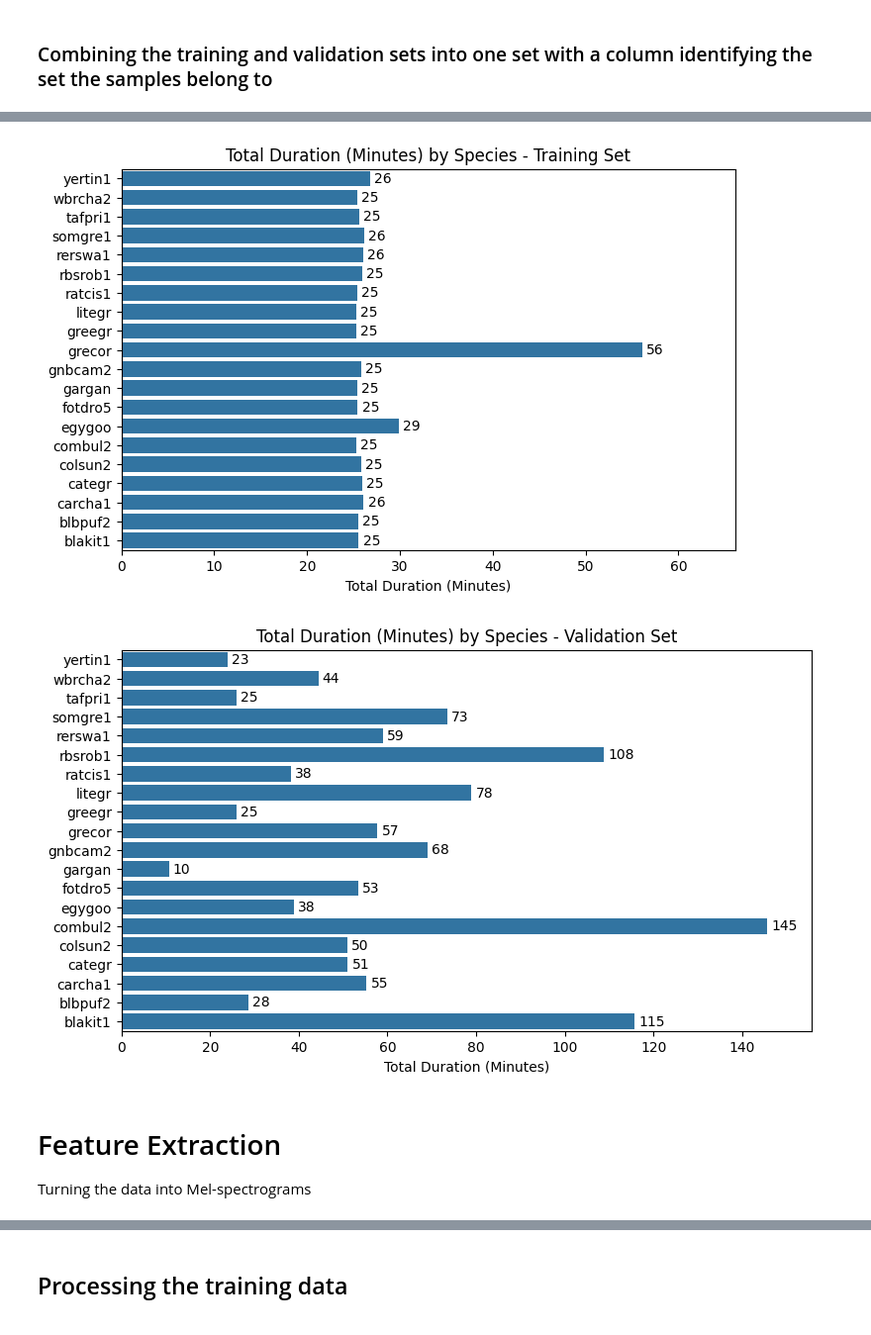
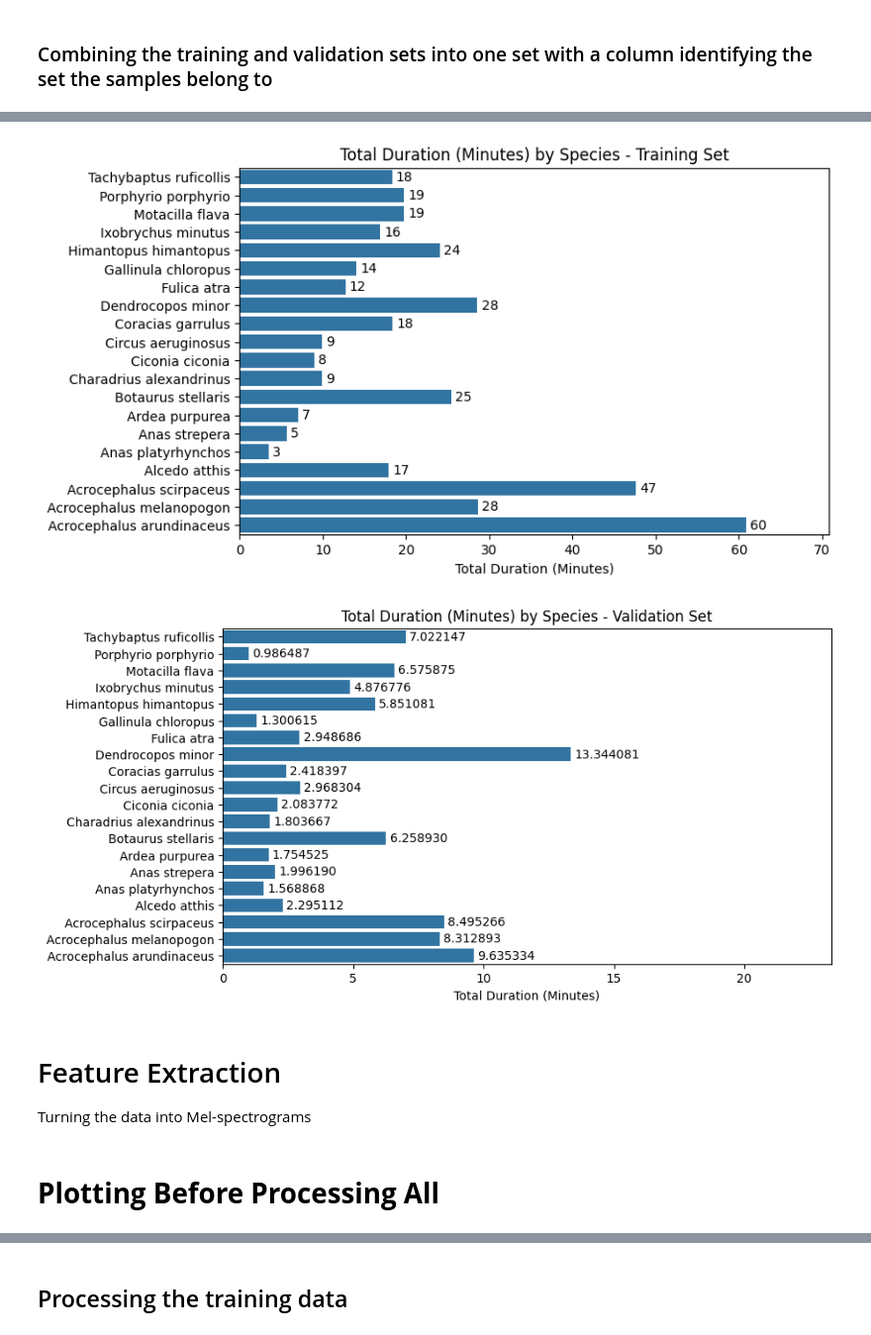
Before and after one commit to Thato-Mot/Final-Version-Of-Bird-Classification-Project, a Jupyter notebook: Stage-1/stage-1-train-val-split.ipynb, the cells around one changed output, grey strips where cells are left out. Shown at 99% size. Saved outputs shown, nothing was run; the diff lists cells and outputs as text; code cells hidden in the pictures.

Commit message:
Doing stage 1

```diff
--- a/Stage-1/stage-1-train-val-split.ipynb
+++ b/Stage-1/stage-1-train-val-split.ipynb
@@ -161,0 +119,24 @@ val = df_train.drop(tr.index) # Samples not selected in train, take them to val
+# %%
+def intraspecies_split(df, split_ratio=0.8):
+    train_data = pd.DataFrame()
+    val_data = pd.DataFrame()
+
+    # Group by 'species' and split within each species
+    for species in df['species'].unique():
+        species_df = df[df['species'] == species].copy()
+
+        species_df = species_df.sample(frac=1, random_state=6969).reset_index(drop=True)
+        train, val = train_test_split(species_df, train_size=split_ratio, random_state=69)
+
+        # Concatenate the result back into the main train and validation dataframes
+        train_data = pd.concat([train_data, train])
+        val_data = pd.concat([val_data, val])
+
+    # Reset the index of the final dataframes
+    train_data = train_data.reset_index(drop=True)
+    val_data = val_data.reset_index(drop=True)
+
+    return train_data, val_data
+# %%
+# Doing the intraspecies split
+train_df, val_df = intraspecies_split(shuffled_train)
@@ -172,7 +160,7 @@ assert not is_present
 # %% [markdown]
 ### Combining the training and validation sets into one set with a column identifying the set the samples belong to
 # %%
-tr['set'] = 'tr'
-val['set'] = 'val'
+train_df['set'] = 'tr'
+val_df['set'] = 'val'
 
-merged_train = pd.concat([tr, val])
+merged_train = pd.concat([train_df, val_df])
@@ -201,0 +167,12 @@ duration_sum
+# %%
+# Grouping by 'species' and 'set', summing durations
+duration_sum = merged_train[['species', 'duration', 'set']].groupby(['species', 'set'], as_index=False).sum()
+
+# Adding a column for duration in minutes
+duration_sum['duration_mins'] = duration_sum['duration'] / 60
+
+# Sorting the values based on species
+duration_sum = duration_sum.sort_values('species', ascending=False)
+
+# Display the resulting DataFrame
+duration_sum.head(20)
@@ -202,21 +197,21 @@ duration_sum
 # %%
 fig, axes = plt.subplots(nrows=1, ncols=1, figsize=(8,5))
 
-sns.barplot(x='duration_mins', y='primary_label', data=duration_sum[duration_sum['set'] =='tr'], ax=axes)
+sns.barplot(x='duration_mins', y='species', data=duration_sum[duration_sum['set'] =='tr'], ax=axes)
 axes.bar_label(axes.containers[0], fmt='%i', padding=3)
 axes.set(xlim=[0, np.max(duration_sum[duration_sum['set'] =='tr']['duration_mins']) + 10])
 axes.set(ylabel='')
 axes.set(xlabel='Total Duration (Minutes)')
 axes.set(title='Total Duration (Minutes) by Species - Training Set')
 
 plt.show()
 # %% [output]
-[figure, old version]
+[figure, new version]
 # %%
 fig, axes = plt.subplots(nrows=1, ncols=1, figsize=(9,5))
 
-sns.barplot(x='duration_mins', y='primary_label', data=duration_sum[duration_sum['set'] =='val'], ax=axes)
-axes.bar_label(axes.containers[0], fmt='%i', padding=3)
+sns.barplot(x='duration_mins', y='species', data=duration_sum[duration_sum['set'] =='val'], ax=axes)
+axes.bar_label(axes.containers[0], fmt='%f', padding=3)
 axes.set(xlim=[0, np.max(duration_sum[duration_sum['set'] =='val']['duration_mins']) + 10])
 axes.set(ylabel='')
 axes.set(xlabel='Total Duration (Minutes)')
@@ -224,5 +219,5 @@ axes.set(title='Total Duration (Minutes) by Species - Validation Set')
 
 plt.show()
 # %% [output]
-[figure, old version]
+[figure, new version]
 # %%
@@ -263,0 +301,2 @@ def get_mel_spectrogram_squeeze_stretch(npy_file, sr=sr, n_mels=n_mels, hop_leng
+# %% [markdown]
+# **Plotting Before Processing All**
```
Also changed, not shown: parts of 48 cells of this notebook.
